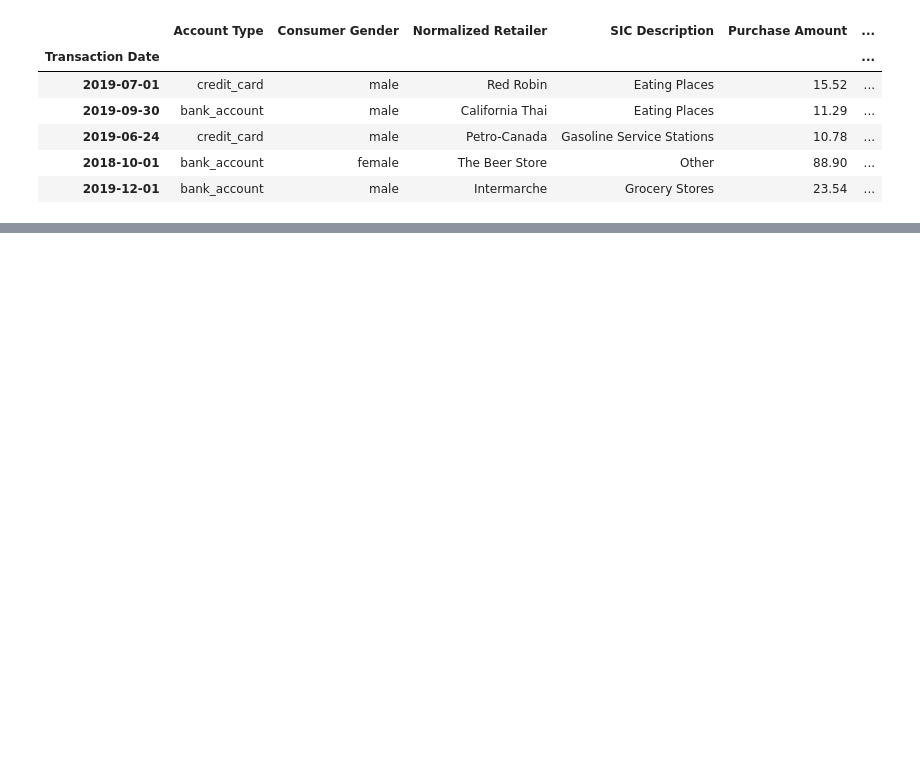
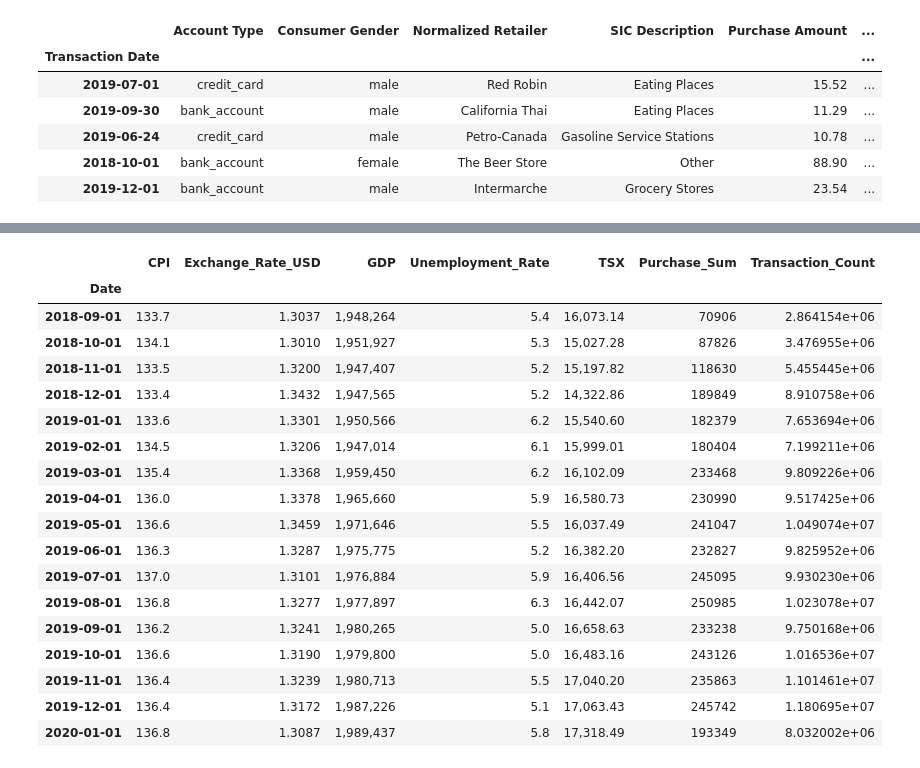
Before and after one commit to rui-zhang-ocean/Predict_Transactions, a Jupyter notebook: forecast_sales.ipynb, the cells around one changed output, grey strips where cells are left out. Saved outputs shown, nothing was run; the diff lists cells and outputs as text; code cells hidden in the pictures; blank space fills up the shorter version.

```diff
--- a/forecast_sales.ipynb
+++ b/forecast_sales.ipynb
@@ -64,0 +95,23 @@ Transaction Date
+# %%
+df_all = pd.concat([df_eco, df_period.set_index(df_eco.index)], axis=1)
+df_all.head(20)
+# %% [output]
+|  | CPI | Exchange_Rate_USD | GDP | Unemployment_Rate | TSX | Purchase_Sum | Transaction_Count |
+| Date |  |  |  |  |  |  |  |
+| 2018-09-01 | 133.7 | 1.3037 | 1,948,264 | 5.4 | 16,073.14 | 70906 | 2.864154e+06 |
+| 2018-10-01 | 134.1 | 1.3010 | 1,951,927 | 5.3 | 15,027.28 | 87826 | 3.476955e+06 |
+| 2018-11-01 | 133.5 | 1.3200 | 1,947,407 | 5.2 | 15,197.82 | 118630 | 5.455445e+06 |
+| 2018-12-01 | 133.4 | 1.3432 | 1,947,565 | 5.2 | 14,322.86 | 189849 | 8.910758e+06 |
+| 2019-01-01 | 133.6 | 1.3301 | 1,950,566 | 6.2 | 15,540.60 | 182379 | 7.653694e+06 |
+| 2019-02-01 | 134.5 | 1.3206 | 1,947,014 | 6.1 | 15,999.01 | 180404 | 7.199211e+06 |
+| 2019-03-01 | 135.4 | 1.3368 | 1,959,450 | 6.2 | 16,102.09 | 233468 | 9.809226e+06 |
+| 2019-04-01 | 136.0 | 1.3378 | 1,965,660 | 5.9 | 16,580.73 | 230990 | 9.517425e+06 |
+| 2019-05-01 | 136.6 | 1.3459 | 1,971,646 | 5.5 | 16,037.49 | 241047 | 1.049074e+07 |
+| 2019-06-01 | 136.3 | 1.3287 | 1,975,775 | 5.2 | 16,382.20 | 232827 | 9.825952e+06 |
+| 2019-07-01 | 137.0 | 1.3101 | 1,976,884 | 5.9 | 16,406.56 | 245095 | 9.930230e+06 |
+| 2019-08-01 | 136.8 | 1.3277 | 1,977,897 | 6.3 | 16,442.07 | 250985 | 1.023078e+07 |
+| 2019-09-01 | 136.2 | 1.3241 | 1,980,265 | 5.0 | 16,658.63 | 233238 | 9.750168e+06 |
+| 2019-10-01 | 136.6 | 1.3190 | 1,979,800 | 5.0 | 16,483.16 | 243126 | 1.016536e+07 |
+| 2019-11-01 | 136.4 | 1.3239 | 1,980,713 | 5.5 | 17,040.20 | 235863 | 1.101461e+07 |
+| 2019-12-01 | 136.4 | 1.3172 | 1,987,226 | 5.1 | 17,063.43 | 245742 | 1.180695e+07 |
+| 2020-01-01 | 136.8 | 1.3087 | 1,989,437 | 5.8 | 17,318.49 | 193349 | 8.032002e+06 |
```
Also changed, not shown: parts of 5 cells of this notebook.
